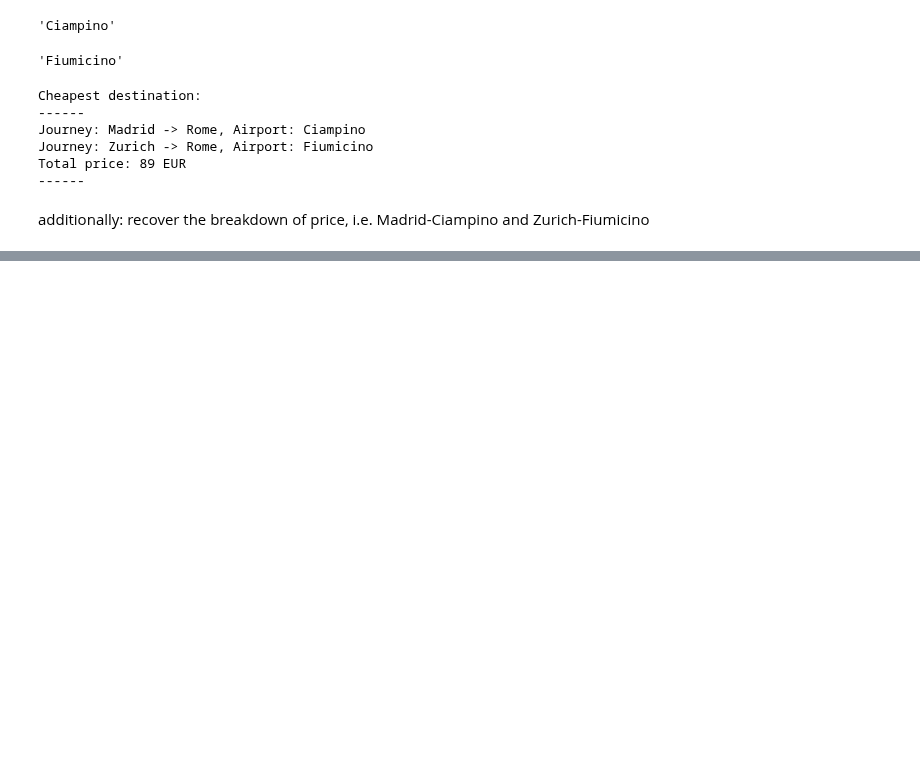
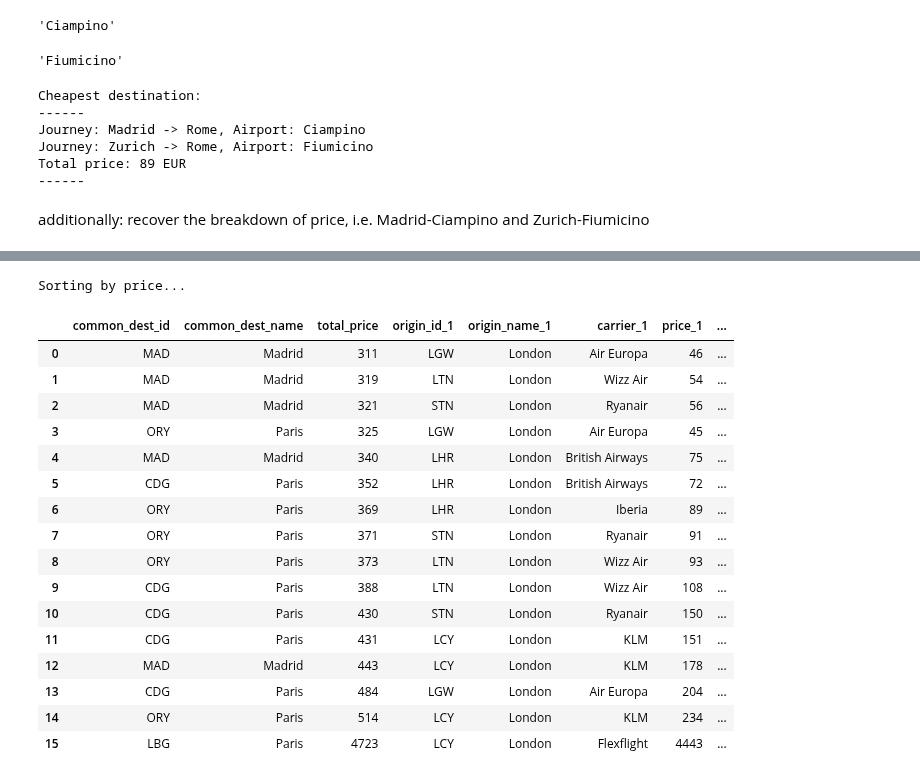
Before and after one commit to lkripa/flight_finder, a Jupyter notebook: playground.ipynb, the cells around one changed output, grey strips where cells are left out. Drawn from its saved outputs; the diff is of its cells as text; code cells hidden in the pictures; blank space fills up the shorter version.

```diff
--- a/playground.ipynb
+++ b/playground.ipynb
@@ -255,0 +546,2 @@ additionally: recover the breakdown of price, i.e. Madrid-Ciampino and Zurich-Fi
+# %%
+params, df_outbound, df_inbound = get_data.main()
@@ -255,0 +562,24 @@ additionally: recover the breakdown of price, i.e. Madrid-Ciampino and Zurich-Fi
+# %%
+df_common_dest = calculate_cheapest.get_common_dest(df_outbound, df_inbound)
+# %% [output]
+Sorting by price...
+# %%
+df_common_dest
+# %% [output]
+|  | common_dest_id | common_dest_name | total_price | origin_id_1 | origin_name_1 | carrier_1 | price_1 | ... |
+| 0 | MAD | Madrid | 311 | LGW | London | Air Europa | 46 | ... |
+| 1 | MAD | Madrid | 319 | LTN | London | Wizz Air | 54 | ... |
+| 2 | MAD | Madrid | 321 | STN | London | Ryanair | 56 | ... |
+| 3 | ORY | Paris | 325 | LGW | London | Air Europa | 45 | ... |
+| 4 | MAD | Madrid | 340 | LHR | London | British Airways | 75 | ... |
+| 5 | CDG | Paris | 352 | LHR | London | British Airways | 72 | ... |
+| 6 | ORY | Paris | 369 | LHR | London | Iberia | 89 | ... |
+| 7 | ORY | Paris | 371 | STN | London | Ryanair | 91 | ... |
+| 8 | ORY | Paris | 373 | LTN | London | Wizz Air | 93 | ... |
+| 9 | CDG | Paris | 388 | LTN | London | Wizz Air | 108 | ... |
+| 10 | CDG | Paris | 430 | STN | London | Ryanair | 150 | ... |
+| 11 | CDG | Paris | 431 | LCY | London | KLM | 151 | ... |
+| 12 | MAD | Madrid | 443 | LCY | London | KLM | 178 | ... |
+| 13 | CDG | Paris | 484 | LGW | London | Air Europa | 204 | ... |
+| 14 | ORY | Paris | 514 | LCY | London | KLM | 234 | ... |
+| 15 | LBG | Paris | 4723 | LCY | London | Flexflight | 4443 | ... |
```
Also changed, not shown: parts of 58 cells of this notebook.
